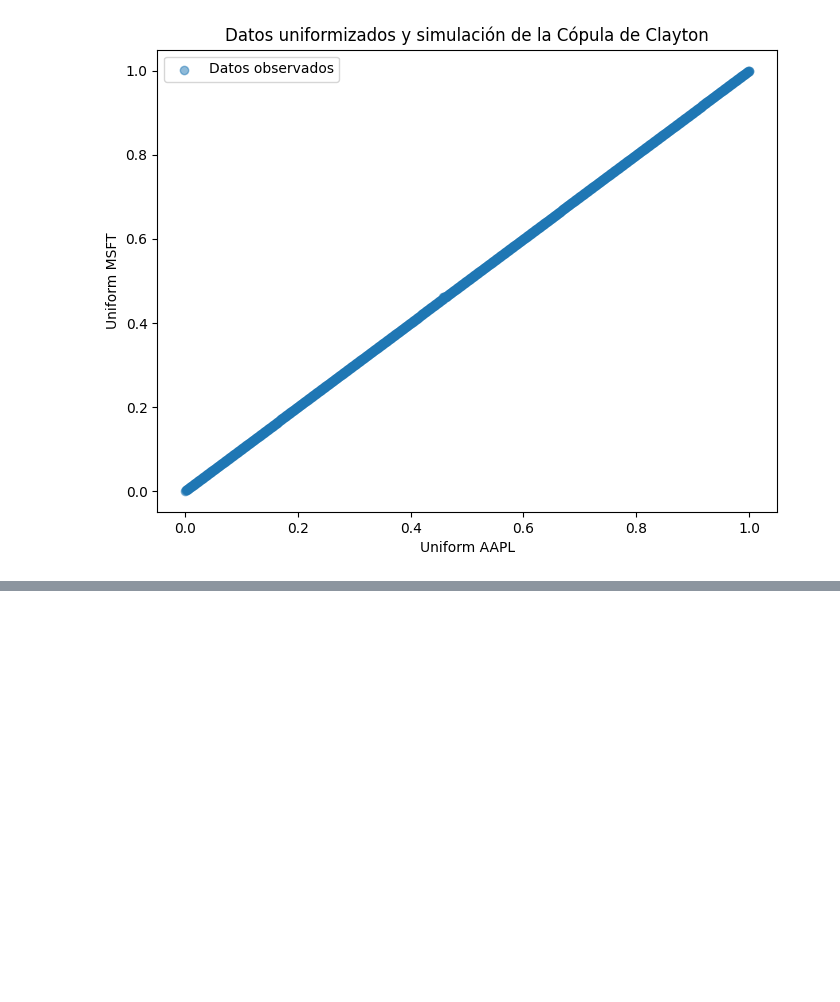
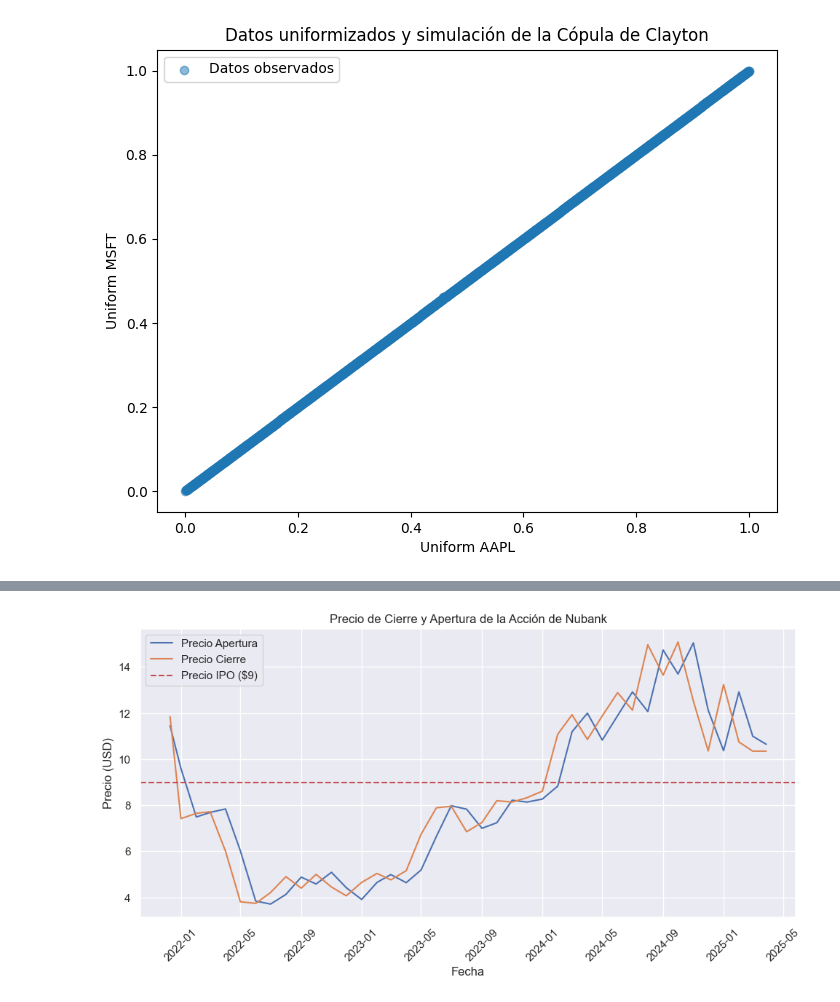
Before and after one commit to DaveQuant/Mathematical-Models-For-Pricing-Options, a Jupyter notebook: efficient_frontier.ipynb, the cells around one changed output, grey strips where cells are left out. Cells and saved outputs as stored; diff of their text form; code cells hidden in the pictures; blank space fills up the shorter version.

```diff
--- a/efficient_frontier.ipynb
+++ b/efficient_frontier.ipynb
@@ -1057,0 +1118,5 @@ VaR (95%): 0.08895669168527207
+# %%
+cierre = pd.read_excel('./Nuevo Hoja de cálculo de Microsoft Excel.xlsx')
+# %%
+cierre['Fecha'] = pd.to_datetime(cierre['Fecha'])
+cierre.set_index('Fecha', inplace=True)
@@ -1057,0 +1144,15 @@ VaR (95%): 0.08895669168527207
+# %%
+plt.figure(figsize=(10, 5))
+plt.plot(cierre, label= ['Precio Apertura', 'Precio Cierre'])
+plt.axhline(y=9.00, color='r', linestyle='--', label="Precio IPO ($9)")
+plt.title("Precio de Cierre y Apertura de la Acción de Nubank")
+plt.xlabel("Fecha")
+plt.ylabel("Precio (USD)")
+plt.grid(True)
+plt.legend()
+plt.tight_layout()
+plt.xticks(rotation=45)
+plt.savefig("nubank_precio_accion.png", dpi=300, bbox_inches='tight')
+plt.show()
+# %% [output]
+[figure, added]
```
Also changed, not shown: parts of 14 cells of this notebook, 1 other file.
